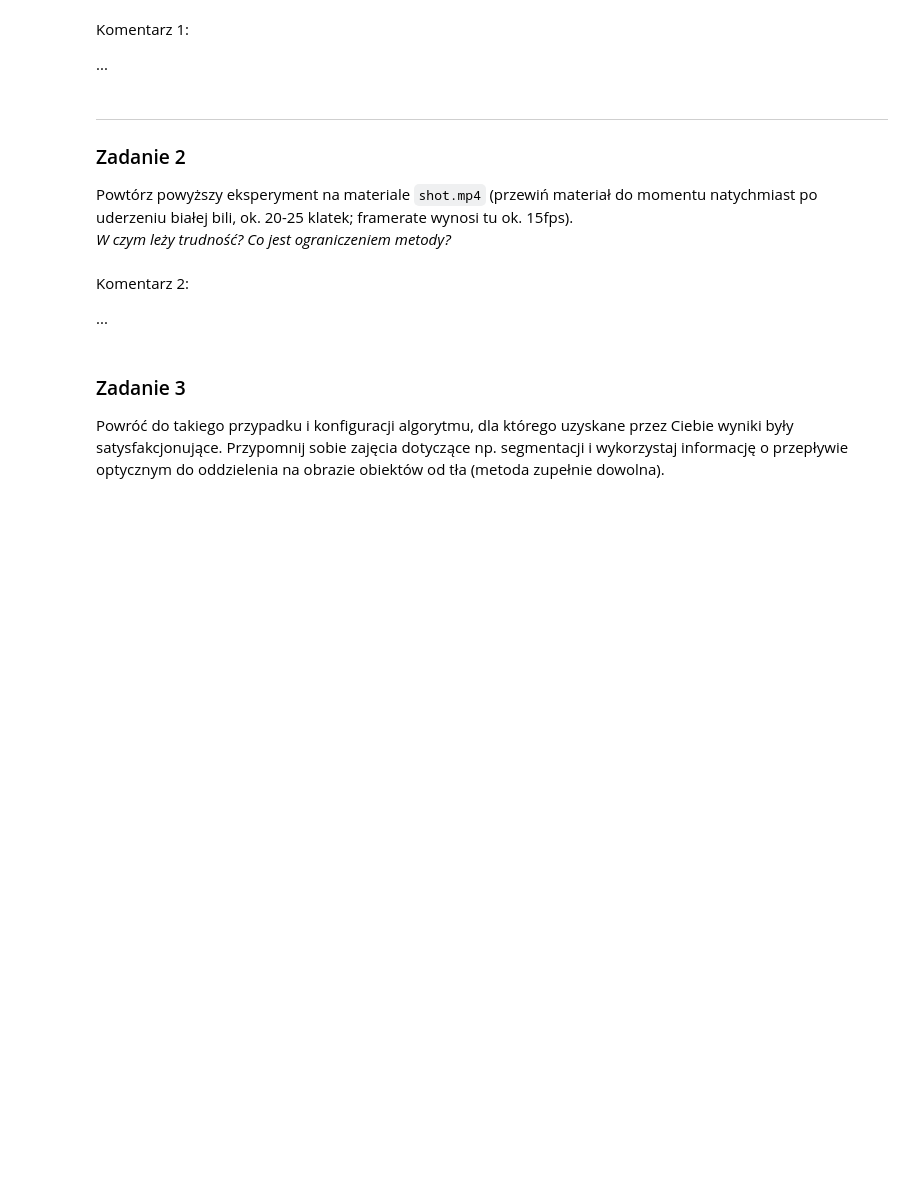
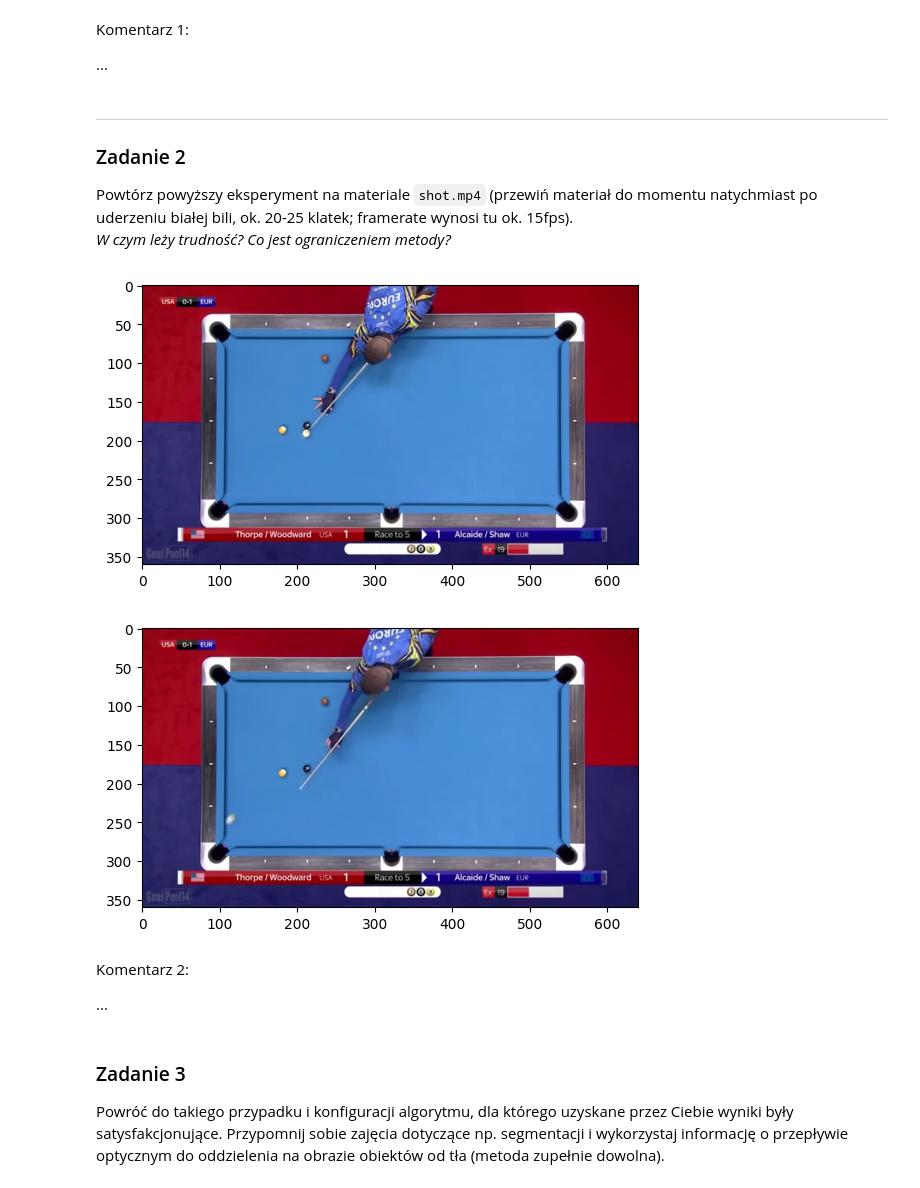
Before and after one commit to Robertpawelh/AiPOiW, a Jupyter notebook: Lab7/Lab7.1_zadanie.ipynb, the cells around one changed output. Drawn from its saved outputs; the diff is of its cells as text; code cells hidden in the pictures; blank space fills up the shorter version.

```diff
--- a/Lab7/Lab7.1_zadanie.ipynb
+++ b/Lab7/Lab7.1_zadanie.ipynb
@@ -61,6 +186,15 @@ Komentarz 1:
 
 Powtórz powyższy eksperyment na materiale `shot.mp4` (przewiń materiał do momentu natychmiast po uderzeniu białej bili, ok. 20-25 klatek; framerate wynosi tu ok. 15fps).
 *W czym leży trudność? Co jest ograniczeniem metody?*
+# %%
+frames = get_frames('Data/shot.mp4', start_frame_second=20/15, seconds_to_skip=0.2, frame_rate=15)
+plt.imshow(frames[0][..., ::-1])
+plt.show()
+plt.imshow(frames[1][..., ::-1])
+plt.show()
+# %% [output]
+[figure, added]
+[figure, added]
 # %% [markdown]
 Komentarz 2:
 
```
Also changed, not shown: parts of 7 cells of this notebook, 1 other file.
